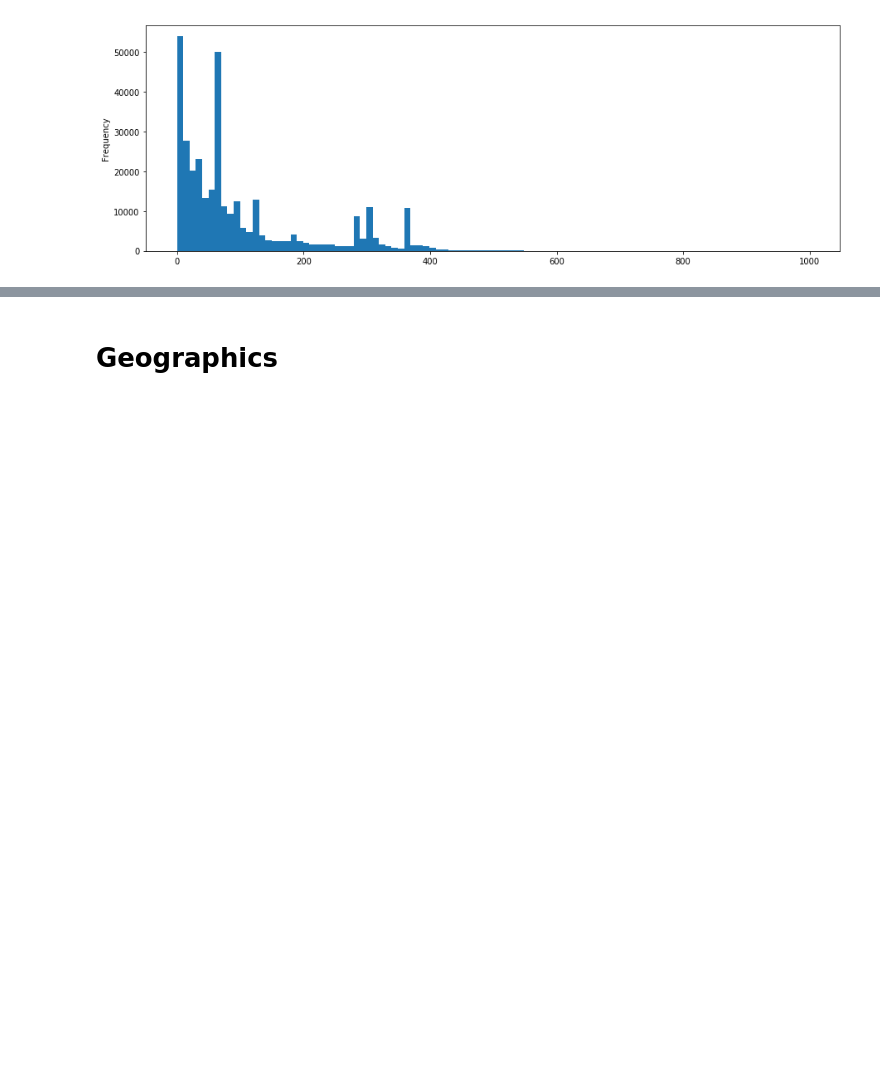
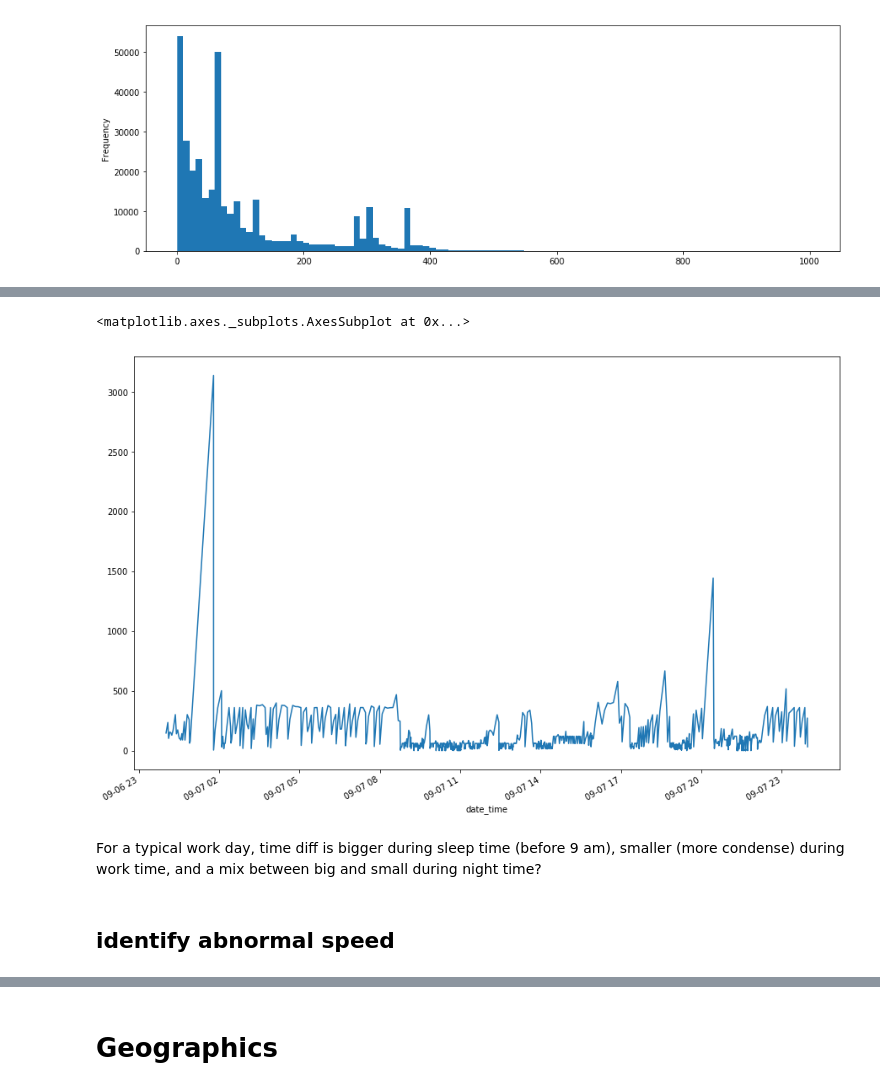
Before and after one commit to anhquan0412/google-location, a Jupyter notebook: eda.ipynb, the cells around one changed output, grey strips where cells are left out. Saved outputs shown, nothing was run; the diff lists cells and outputs as text; code cells hidden in the pictures; blank space fills up the shorter version.

```diff
--- a/eda.ipynb
+++ b/eda.ipynb
@@ -204,0 +243,9 @@ df[df.sec_diff<1000].set_index('date_time').sec_diff.resample('D').mean().plot(f
+# %%
+df_month[(df_month.sec_diff<6000) & (df_month.day==7)].set_index('date_time').sec_diff.plot(figsize=(15,10))
+# %% [output]
+<matplotlib.axes._subplots.AxesSubplot at 0x...>
+[figure, added]
+# %% [markdown]
+For a typical work day, time diff is bigger during sleep time (before 9 am), smaller (more condense) during work time, and a mix between big and small during night time?
+# %% [markdown]
+## identify abnormal speed
```
Also changed, not shown: parts of 13 cells of this notebook.
